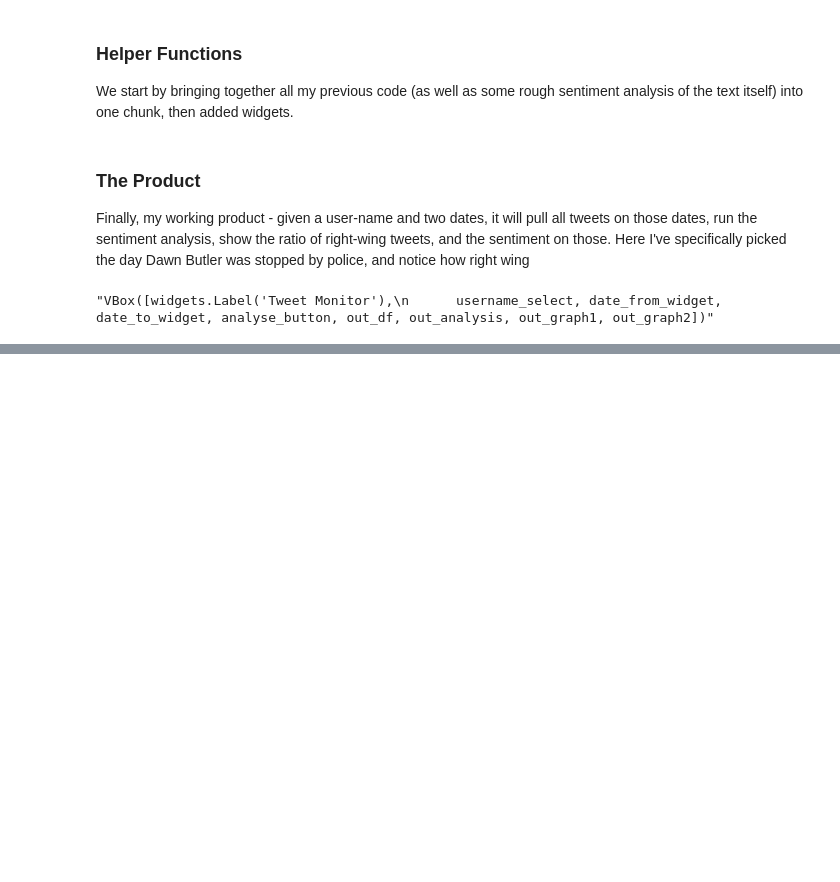
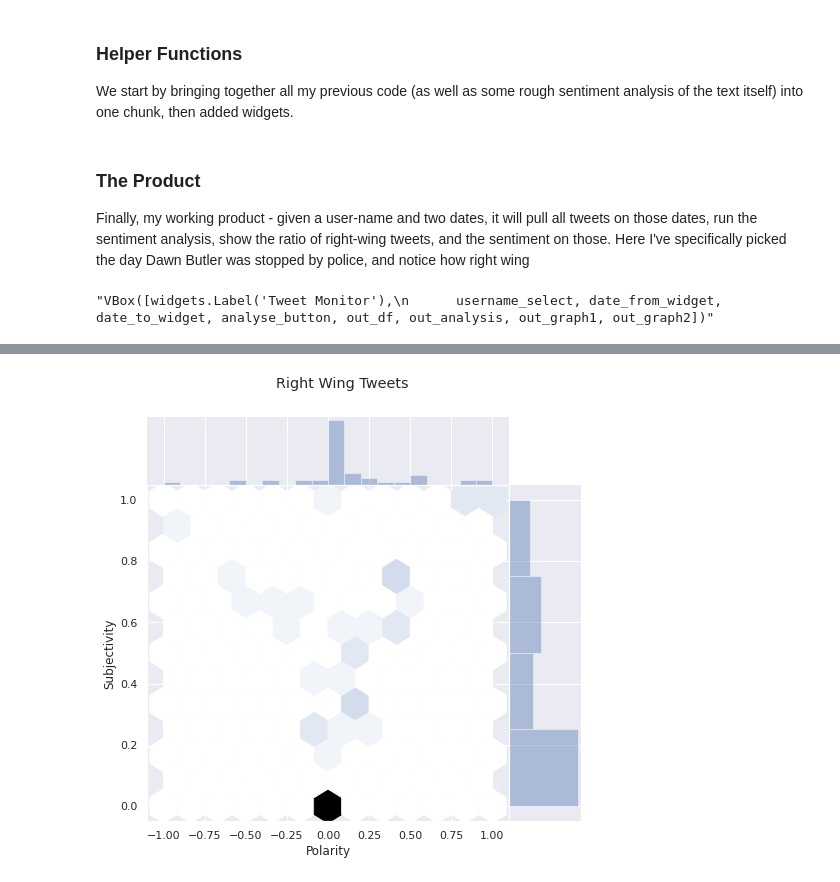
Before and after one commit to AndreasThinks/ML_sentiment_analysis, a Jupyter notebook: FastAI_Twitter_Sentiment_Analysis_Tutorial_Post.ipynb, the cells around one changed output, grey strips where cells are left out. Drawn from its saved outputs; the diff is of its cells as text; code cells hidden in the pictures; blank space fills up the shorter version.

```diff
--- a/FastAI_Twitter_Sentiment_Analysis_Tutorial_Post.ipynb
+++ b/FastAI_Twitter_Sentiment_Analysis_Tutorial_Post.ipynb
@@ -504,2 +498,2 @@ final, fig1, fig2 = run_process_2("@MetPoliceUK", "2020-08-09","2020-08-10")
 # %%
-final, fig1, fig2 = run_process_2("@GuidoFawkes", "2020-08-09","2020-08-10")
+#final, fig1, fig2 = run_process_2("@OwenJones84", "2020-08-09","2020-08-10")
@@ -520,2 +499,0 @@ final, fig1, fig2 = run_process_2("@GuidoFawkes", "2020-08-09","2020-08-10")
-# %%
-final, fig1, fig2 = run_process_2("@OwenJones84", "2020-08-09","2020-08-10")
@@ -535,0 +500,4 @@ final, fig1, fig2 = run_process_2("@OwenJones84", "2020-08-09","2020-08-10")
+# %%
+fig1
+# %% [output]
+[figure, added]
```
Also changed, not shown: parts of 8 cells of this notebook.
